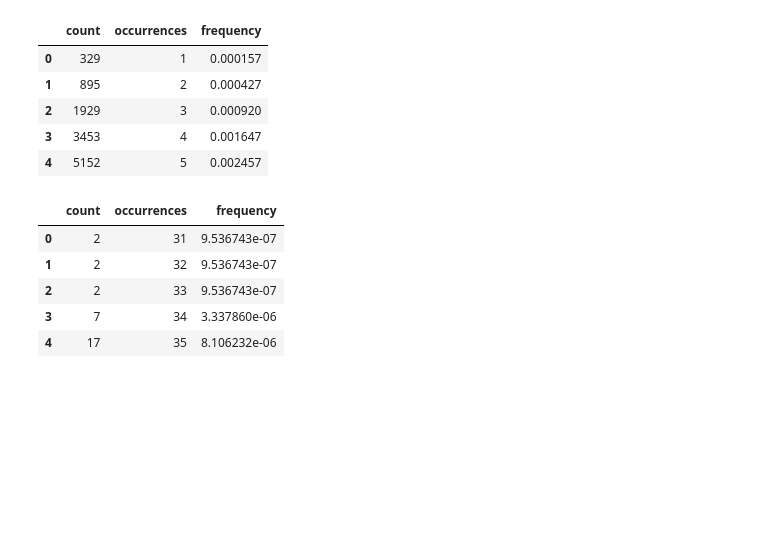
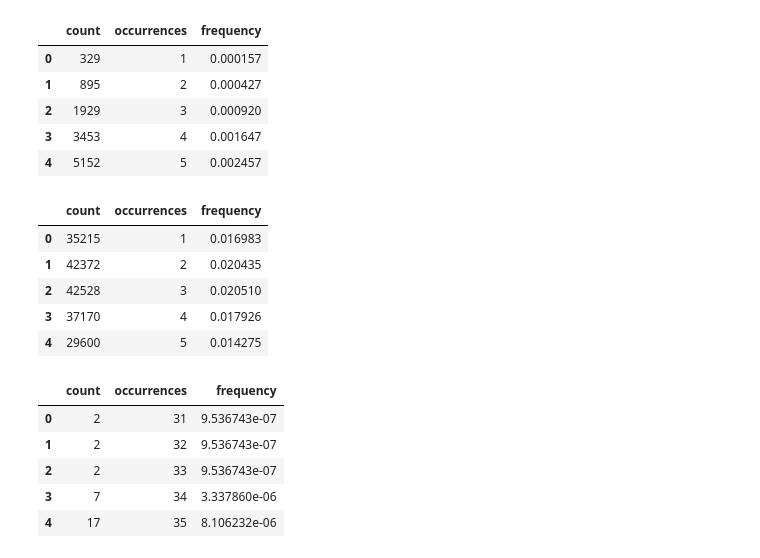
Before and after one commit to eaasna/markov_genome, a Jupyter notebook: kmer_dist.ipynb, the cells around one changed output. Cells and saved outputs as stored; diff of their text form; code cells hidden in the pictures; blank space fills up the shorter version.

```diff
--- a/kmer_dist.ipynb
+++ b/kmer_dist.ipynb
@@ -82,6 +84,16 @@ fly_occ.head()
 | 2 | 1929 | 3 | 0.000920 |
 | 3 | 3453 | 4 | 0.001647 |
 | 4 | 5152 | 5 | 0.002457 |
+# %%
+mouse_occ = read_occ_table("data/from_mouse_o3.k11.tsv")
+mouse_occ.head()
+# %% [output]
+|  | count | occurrences | frequency |
+| 0 | 35215 | 1 | 0.016983 |
+| 1 | 42372 | 2 | 0.020435 |
+| 2 | 42528 | 3 | 0.020510 |
+| 3 | 37170 | 4 | 0.017926 |
+| 4 | 29600 | 5 | 0.014275 |
 # %%
 mason_occ = read_occ_table("data/sim_mason_k11.tsv")
 mason_occ.head()
```
Also changed, not shown: parts of 9 cells of this notebook, 1 other file.
